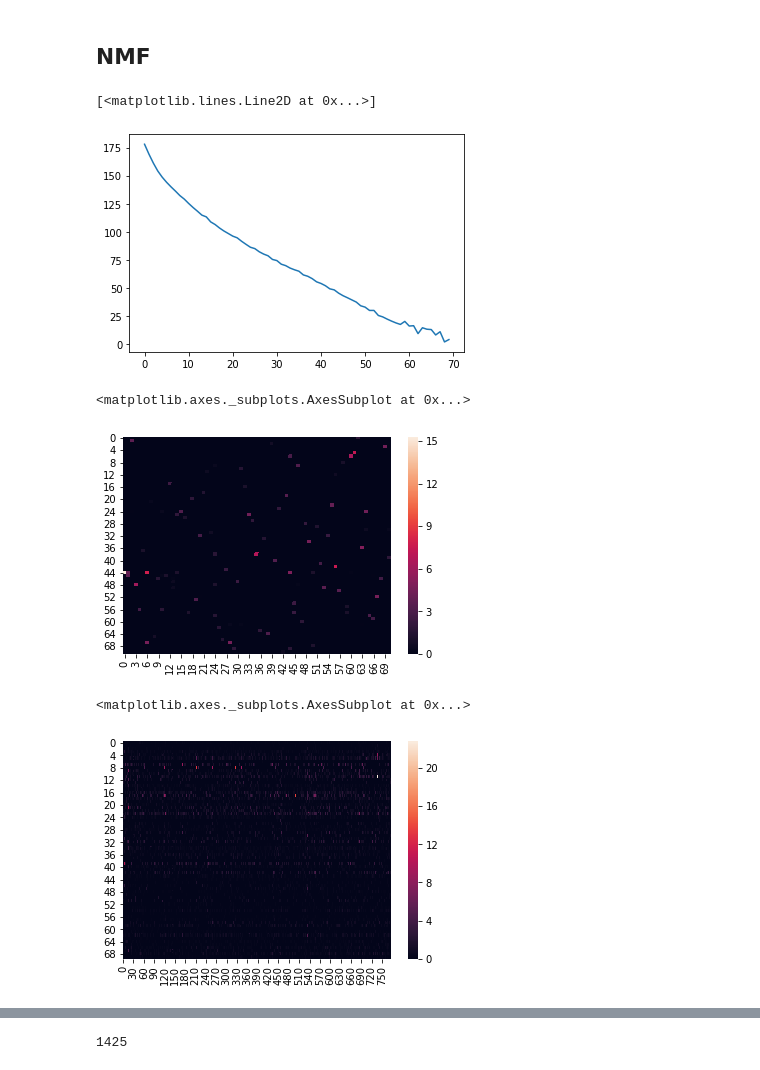
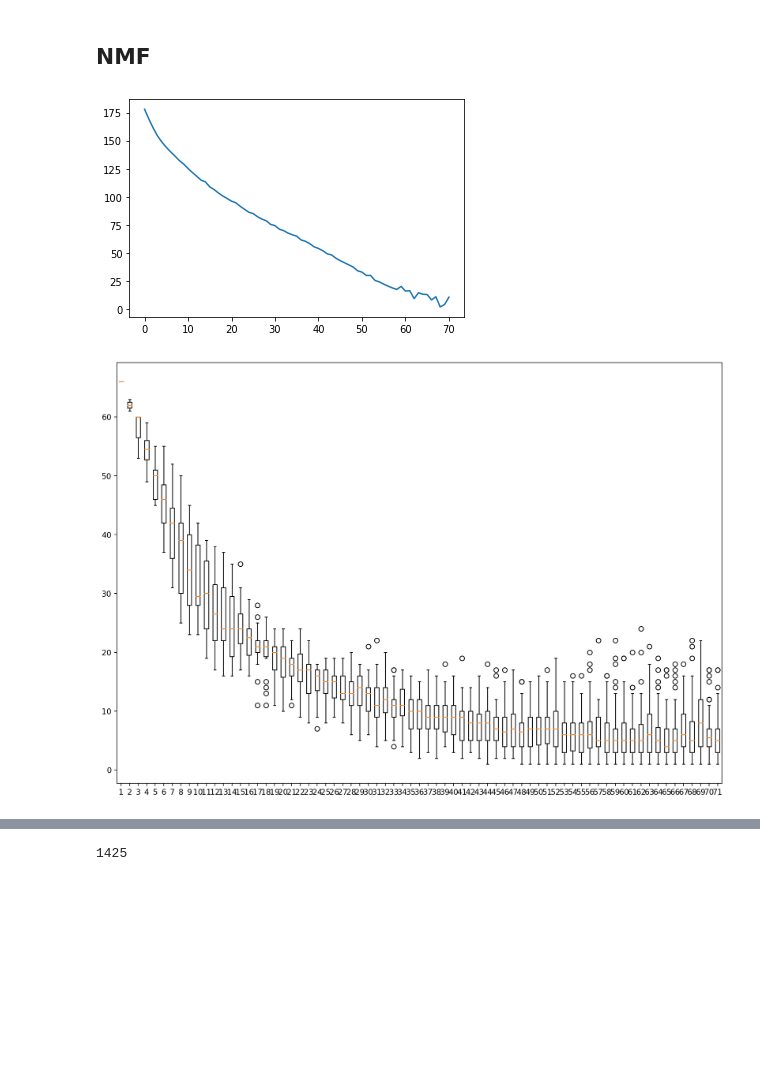
Before and after one commit to ozumin/soramimi, a Jupyter notebook: NMF.ipynb, the cells around one changed output, grey strips where cells are left out. Drawn from its saved outputs; the diff is of its cells as text; code cells hidden in the pictures; blank space fills up the shorter version.

```diff
--- a/NMF.ipynb
+++ b/NMF.ipynb
@@ -23,28 +28,31 @@ data.shape
 (71, 776)
 # %% [markdown]
 ## NMF
+# %%
+def non_zeros_in_atom(P):
+    tmp = []
+    for i in range(P.shape[1]):
+        tmp.append(len(np.argwhere(P[:,i])))
+    return np.array(tmp)
 # %%
 error = []
-for k in range(70):
+non_zeros = []
+for k in range(71):
     model = NMF(n_components=(k+1), init='random', random_state=0)
     P = model.fit_transform(data)
     Q = model.components_
     error.append(LA.norm(data - np.dot(P,Q), 'fro'))
+    non_zeros.append(non_zeros_in_atom(P))
 # %%
 plt.plot(error)
+plt.savefig('error.png')
 # %% [output]
-[<matplotlib.lines.Line2D at 0x...>]
-[figure, old version]
+[figure, new version]
-# %%
-sns.heatmap(P)
-# %% [output]
-<matplotlib.axes._subplots.AxesSubplot at 0x...>
-[figure, removed]
-# %%
-sns.heatmap(Q)
-# %% [output]
-<matplotlib.axes._subplots.AxesSubplot at 0x...>
-[figure, removed]
+# %%
+plt.figure(figsize=(14,10),dpi=200).add_subplot().boxplot(non_zeros)
+plt.savefig('non-zeros.png')
+# %% [output]
+[figure, added]
 # %%
 def print_ipa(P,j):
     p = P[:,j]
```
Also changed, not shown: parts of 30 cells of this notebook, 2 other files.
